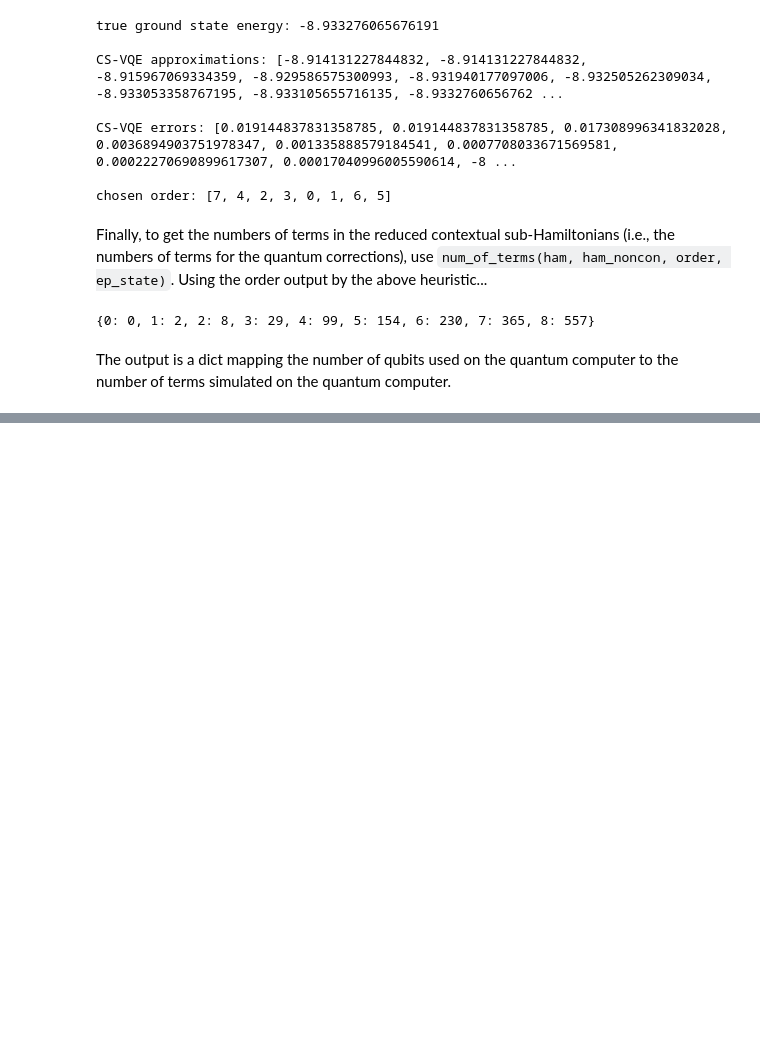
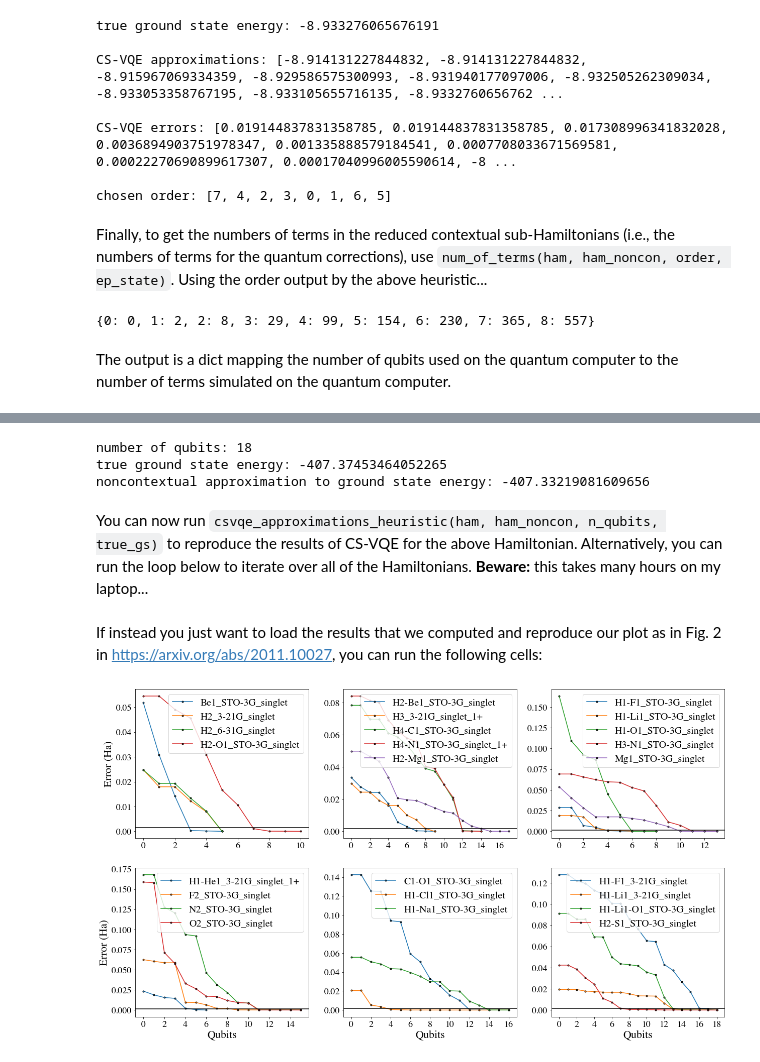
Before and after one commit to wmkirby1/ContextualSubspaceVQE, a Jupyter notebook: CS_VQE_how_to_use.ipynb, the cells around one changed output, grey strips where cells are left out. Saved outputs shown, nothing was run; the diff lists cells and outputs as text; code cells hidden in the pictures; blank space fills up the shorter version.

Commit message:
add examples of how to read and use data

```diff
--- a/CS_VQE_how_to_use.ipynb
+++ b/CS_VQE_how_to_use.ipynb
@@ -251,0 +291,19 @@ The output is a dict mapping the number of qubits used on the quantum computer t
+# %%
+speciesname = 'H2-S1_STO-3G_singlet'
+
+encoding = hamiltonians[speciesname][0] # in this dataset, always 'JW' for Jordan-Wigner, but leaves room for trying Bravyi-Kitaev as well
+n_qubits = hamiltonians[speciesname][1] # number of qubits (all of these Hamiltonians have been tapered for molecular symmetries)
+ham = hamiltonians[speciesname][2] # full Hamiltonian
+ham_noncon = hamiltonians[speciesname][3] # noncontextual part of Hamiltonian, found by greedy DFS
+true_gs = hamiltonians[speciesname][4] # ground state energy of full Hamiltonian (in Hartree)
+gs_noncon = hamiltonians[speciesname][5] # list containing information about noncontextual ground state: zeroth entry is ground state energy of noncontextual part of Hamiltonian
+
+print('number of qubits:', n_qubits)
+print('true ground state energy:', true_gs)
+print('noncontextual approximation to ground state energy:', gs_noncon[0])
+# %% [output]
+number of qubits: 18
+true ground state energy: -407.37453464052265
+noncontextual approximation to ground state energy: -407.33219081609656
+# %% [markdown]
+You can now run `csvqe_approximations_heuristic(ham, ham_noncon, n_qubits, true_gs)` to reproduce the results of CS-VQE for the above Hamiltonian. Alternatively, you can run the loop below to iterate over all of the Hamiltonians. **Beware:** this takes many hours on my laptop...
@@ -251,0 +342,33 @@ The output is a dict mapping the number of qubits used on the quantum computer t
+# %% [markdown]
+If instead you just want to load the results that we computed and reproduce our plot as in Fig. 2 in <https://arxiv.org/abs/2011.10027>, you can run the following cells:
+# %%
+f = open('csvqe_results.txt', 'r')
+csvqe_results = ast.literal_eval(f.read())
+f.close()
+# %%
+fig, axs = plt.subplots(nrows = 2, ncols = 3, figsize = (21,12))
+
+for i in range(6):
+
+    n_qubits = [[5,10],[9,14,17],[8,13],[6,15],[16],[18]][i]
+    loca = [(0,0),(0,1),(0,2),(1,0),(1,1),(1,2)][i]
+
+    for filename in csvqe_results.keys():
+        errors_heuristic = csvqe_results[filename][2]
+        l = len(filename)
+        if len(errors_heuristic)-1 in n_qubits:
+            axs[loca[0],loca[1]].plot([i for i in range(len(errors_heuristic))],errors_heuristic,label=filename,marker='.',markeredgecolor='k')
+    max_range = int(max(n_qubits))
+    axs[loca[0],loca[1]].plot([x for x in np.arange(-max_range/20,21*max_range/20+1)],[0.0016 for x in np.arange(-max_range/20,21*max_range/20+1)],'-',c='k')
+    axs[loca[0],loca[1]].set_xlim((-max_range/20,21*max_range/20))
+    axs[loca[0],loca[1]].set_xticks([2*i for i in range(int((max_range+2)/2))])
+    if loca[0] == 1:
+        axs[loca[0],loca[1]].set_xlabel('Qubits',fontsize=22)
+    if loca[1] == 0:
+        axs[loca[0],loca[1]].set_ylabel('Error (Ha)',fontsize=22)
+    axs[loca[0],loca[1]].tick_params(labelsize=18)
+    axs[loca[0],loca[1]].legend(fontsize=20)
+
+fig.show()
+# %% [output]
+[figure, added]
```
Also changed, not shown: parts of 9 cells of this notebook.
